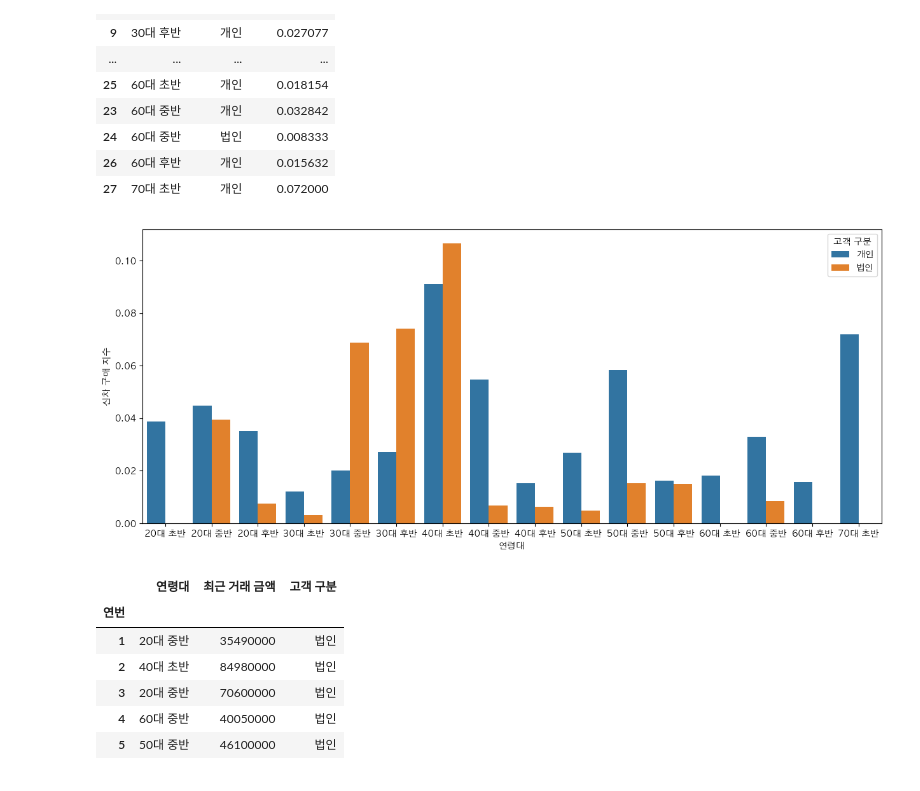
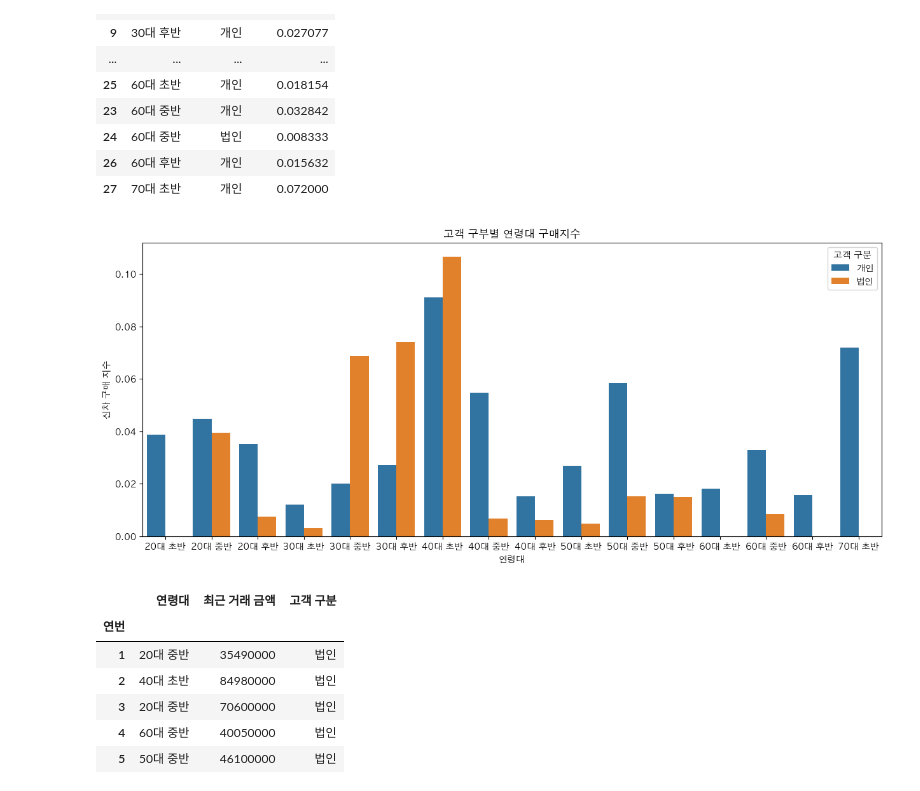
Before and after one commit to codekookiz/mini-project-1, a Jupyter notebook: data_analysis/Purchase_Index_age.ipynb, the cells around one changed output. Saved outputs shown, nothing was run; the diff lists cells and outputs as text; code cells hidden in the pictures.

```diff
--- a/data_analysis/Purchase_Index_age.ipynb
+++ b/data_analysis/Purchase_Index_age.ipynb
@@ -90,10 +90,11 @@ index_df
 # %%
 # 연령대별, 고객 구분별 신차 구매 지수 평균을 막대그래프로 시각화
 plt.figure(figsize=(15,6))
 sb.barplot(data=index_df,x="연령대",y="신차 구매 지수",hue="고객 구분")
+plt.title("고객 구부별 연령대 구매지수")
 plt.show()
 # %% [output]
-[figure, old version]
+[figure, new version]
 # %%
 # 연령별로 차량의 거래금액비교
 price_df=df[["연령대","최근 거래 금액","고객 구분"]]
```
Also changed, not shown: parts of 1 cell of this notebook.
